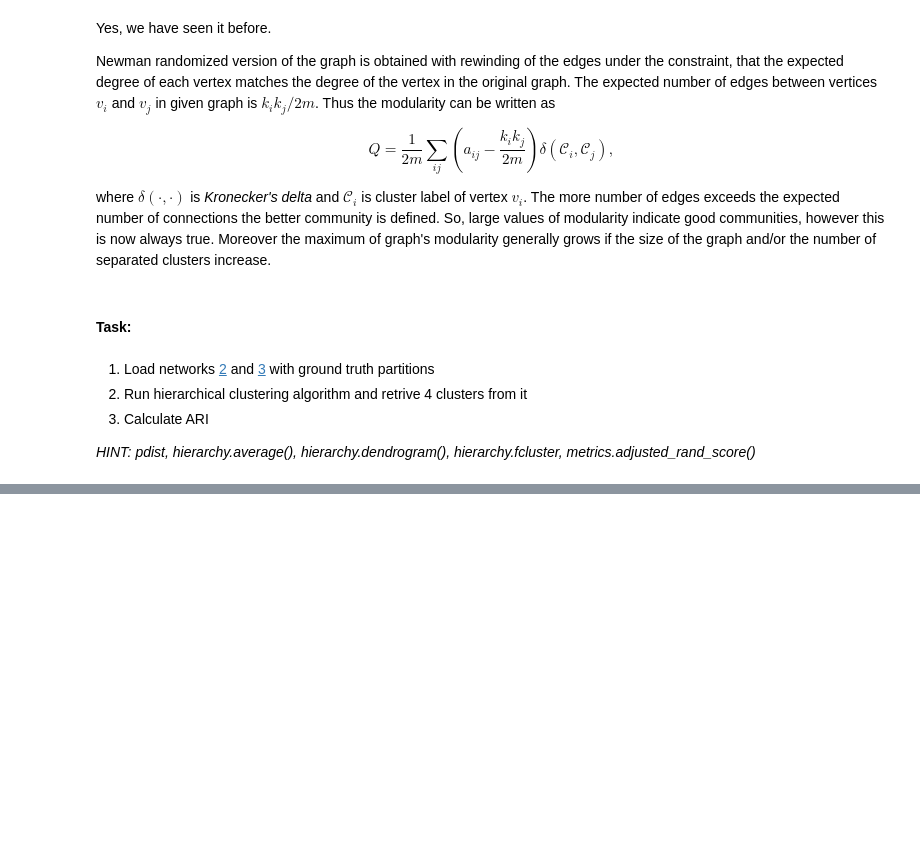
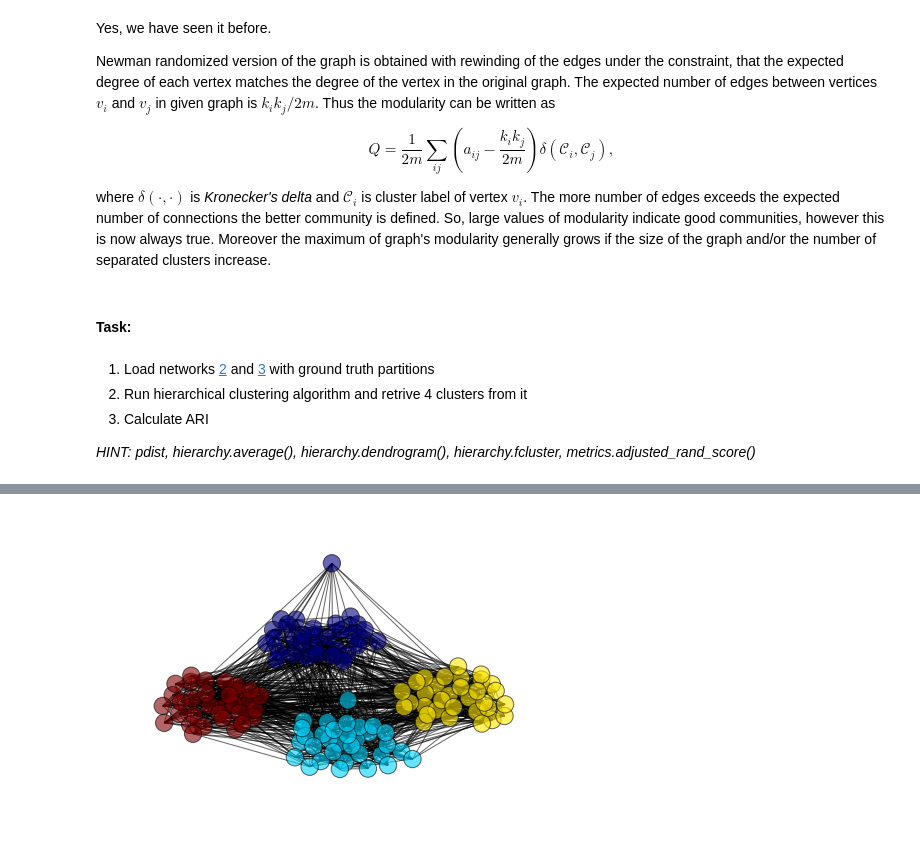
Before and after one commit to shestakoff/social_ntwks, a Jupyter notebook: communities_2.ipynb, the cells around one changed output, grey strips where cells are left out. Cells and saved outputs as stored; diff of their text form; code cells hidden in the pictures; blank space fills up the shorter version.

```diff
--- a/communities_2.ipynb
+++ b/communities_2.ipynb
@@ -94,0 +122,8 @@ pos = nx.spring_layout(G, scale = 1, iterations=100)
+# %%
+nx.draw(G,
+        pos,
+        node_color=comm,
+        alpha = 0.6,
+        with_labels = False)
+# %% [output]
+[figure, added]
```
Also changed, not shown: parts of 7 cells of this notebook.
